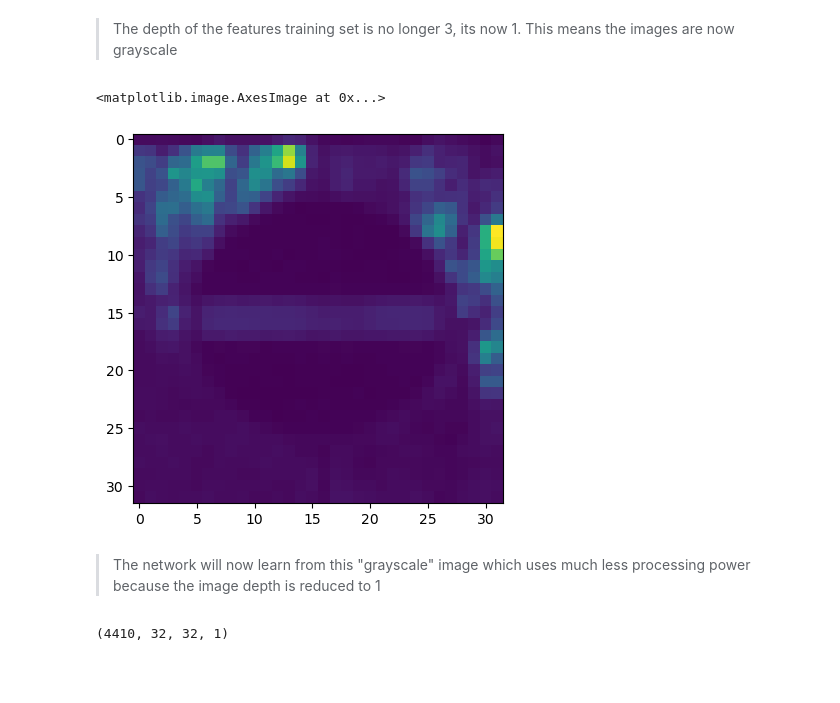
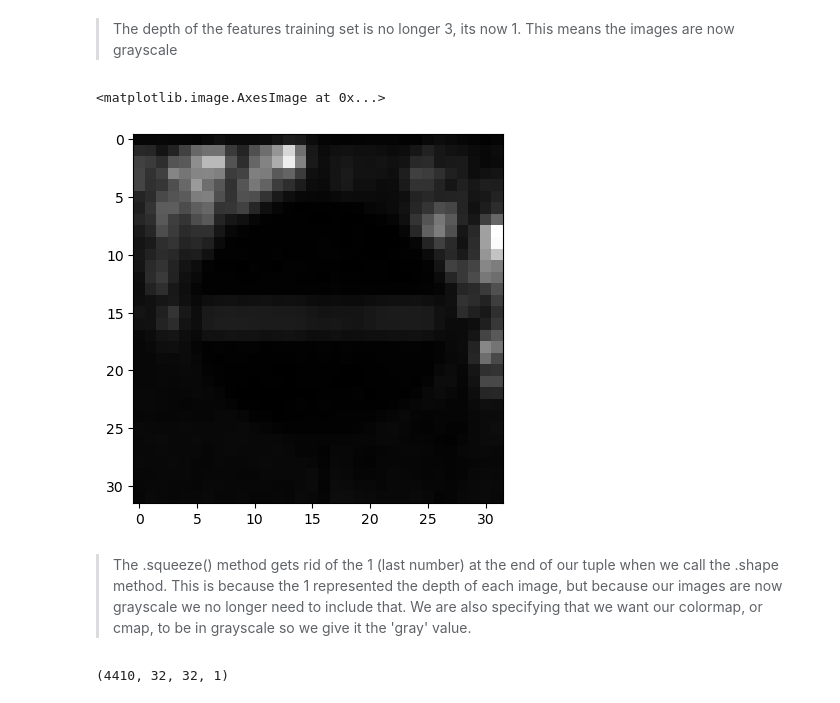
Before and after one commit to redayzarra/CNN_TrafficSigns, a Jupyter notebook: Traffic_Sign_Classfication.ipynb, the cells around one changed output. Drawn from its saved outputs; the diff is of its cells as text; code cells hidden in the pictures; blank space fills up the shorter version.

```diff
--- a/Traffic_Sign_Classfication.ipynb
+++ b/Traffic_Sign_Classfication.ipynb
@@ -154,12 +154,12 @@ X_train_gray.shape
 # %% [markdown]
 > The depth of the features training set is no longer 3, its now 1. This means the images are now grayscale
 # %%
-plt.imshow(X_train_gray[i])
+plt.imshow(X_train_gray[i].squeeze(), cmap = 'gray')
 # %% [output]
 <matplotlib.image.AxesImage at 0x...>
-[figure, old version]
+[figure, new version]
-# %% [markdown]
-> The network will now learn from this "grayscale" image which uses much less processing power because the image depth is reduced to 1
+# %% [markdown]
+> The .squeeze() method gets rid of the 1 (last number) at the end of our tuple when we call the .shape method. This is because the 1 represented the depth of each image, but because our images are now grayscale we no longer need to include that. We are also specifying that we want our colormap, or cmap, to be in grayscale so we give it the 'gray' value.
 # %%
 X_validation_gray = np.sum(X_validation/3, axis = 3, keepdims = True)
 X_validation_gray.shape
```
Also changed, not shown: parts of 9 cells of this notebook, 1 other file.
